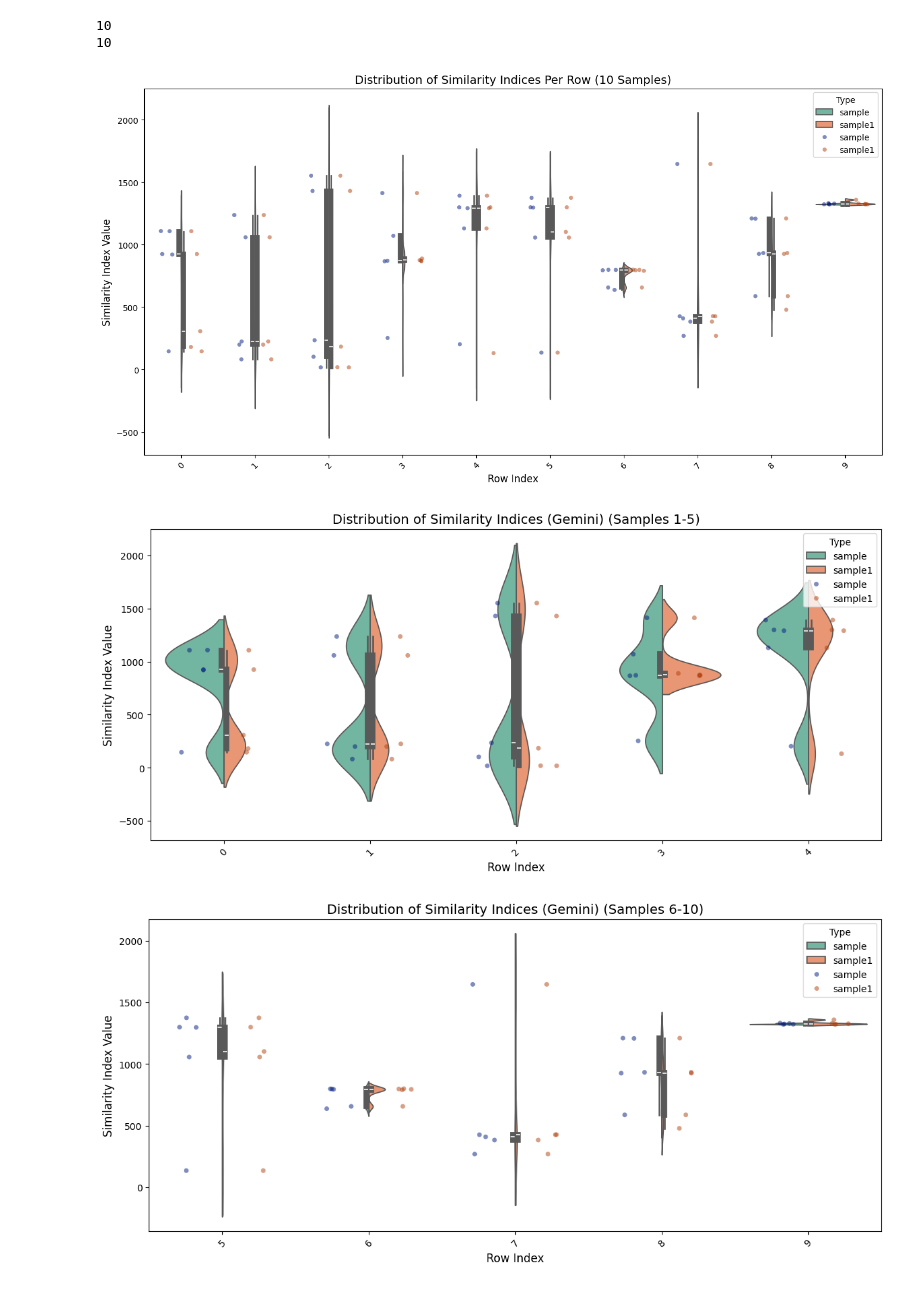
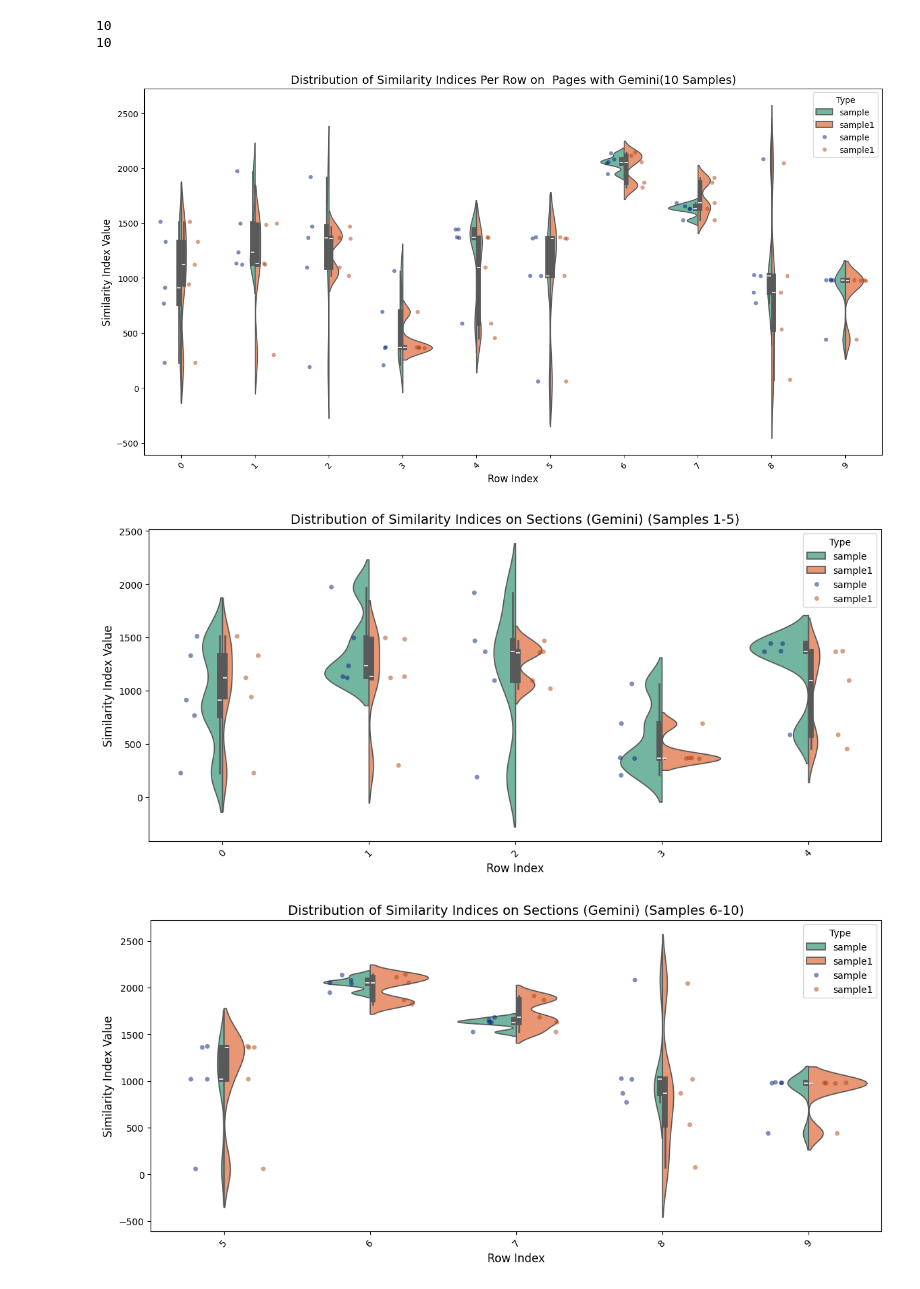
Before and after one commit to Nishchaypat/LawChatBot, a Jupyter notebook: Testing_Codes/model_embed_testing.ipynb, the cells around one changed output. Drawn from its saved outputs; the diff is of its cells as text; code cells hidden in the pictures.

Commit message:
updated python code for model embed testing

```diff
--- a/Testing_Codes/model_embed_testing.ipynb
+++ b/Testing_Codes/model_embed_testing.ipynb
@@ -123,7 +123,7 @@ def paraphrase_text(text):
 # Initialize model
 embeddings_model1 = VertexAIEmbeddings(model_name="text-embedding-005")
 # Load document
-doc = pd.read_parquet(r"..\New_Embeddings_2025\embeddings_gemini_text-005.parquet", engine="pyarrow")
+doc = pd.read_parquet(r"..\New_Embeddings_2025\sections\embeddings_gemini_text-005.parquet", engine="pyarrow")
 
 # Define sample lists
 sample1= "Whoever harbors or conceals any person who he knows, or has reasonable grounds to believe or suspect, has committed, or is about to commit, an offense under this section, shall be fined under this title or imprisoned not more than ten years, or both."
@@ -196,14 +181,14 @@ sns.violinplot(x="Row", y="Value", hue="Type", data=expanded_df,
 sns.stripplot(x="Row", y="Value", hue="Type", data=expanded_df,
               dodge=True, jitter=0.2, alpha=0.5, palette="dark")
 
-plt.title("Distribution of Similarity Indices Per Row (10 Samples)", fontsize=14)
+plt.title("Distribution of Similarity Indices Per Row on  Sections with Gemini(10 Samples)", fontsize=14)
 plt.xlabel("Row Index", fontsize=12)
 plt.ylabel("Similarity Index Value", fontsize=12)
 plt.xticks(rotation=45)  # Rotate x-axis labels
 plt.legend(title="Type")
 plt.show()
 # %% [output]
-[figure, old version]
+[figure, new version]
 # %%
 import pandas as pd
 import seaborn as sns
@@ -214,35 +199,35 @@ df = df_results
 expanded_data = []
 for i, row in df.iterrows():
     for val1, val2 in zip(row["sample_most_similar_index"], row["sample1_most_similar_index"]):
         expanded_data.append({"Row": i, "Type": "sample", "Value": val1})
         expanded_data.append({"Row": i, "Type": "sample1", "Value": val2})
 
 expanded_df = pd.DataFrame(expanded_data)
 
 # Split data into two halves
 df_part1 = expanded_df[expanded_df["Row"] < 5]  # First 5 rows
 df_part2 = expanded_df[expanded_df["Row"] >= 5]  # Last 5 rows
 
 # Create a function to plot violin plots
 def plot_violin(data, title):
     plt.figure(figsize=(14, 6))
     sns.violinplot(x="Row", y="Value", hue="Type", data=data,
                    split=True, palette="Set2", bw_adjust=0.5)
 
     sns.stripplot(x="Row", y="Value", hue="Type", data=data,
                   dodge=True, jitter=0.2, alpha=0.5, palette="dark")
 
     plt.title(title, fontsize=14)
     plt.xlabel("Row Index", fontsize=12)
     plt.ylabel("Similarity Index Value", fontsize=12)
     plt.xticks(rotation=45)  # Rotate x-axis labels
     plt.legend(title="Type", loc="upper right")
     plt.show()
 
 # Plot first and second parts separately
-plot_violin(df_part1, "Distribution of Similarity Indices (Gemini) (Samples 1-5)")
-plot_violin(df_part2, "Distribution of Similarity Indices (Gemini) (Samples 6-10)")
+plot_violin(df_part1, "Distribution of Similarity Indices on Sections (Gemini) (Samples 1-5)")
+plot_violin(df_part2, "Distribution of Similarity Indices on Sections (Gemini) (Samples 6-10)")
 # %% [output]
-[figure, old version]
+[figure, new version]
-[figure, old version]
+[figure, new version]
 # %%
```
Also changed, not shown: parts of 10 cells of this notebook.
